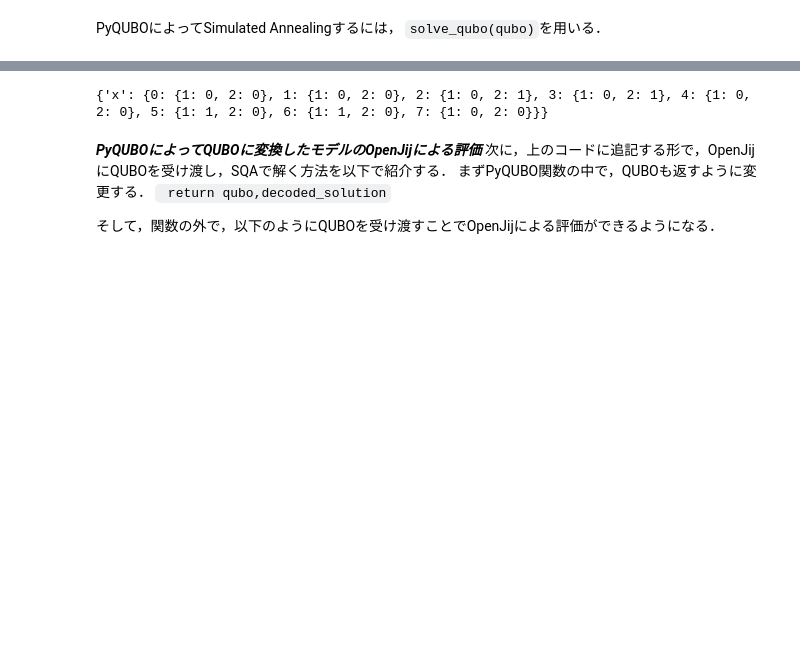
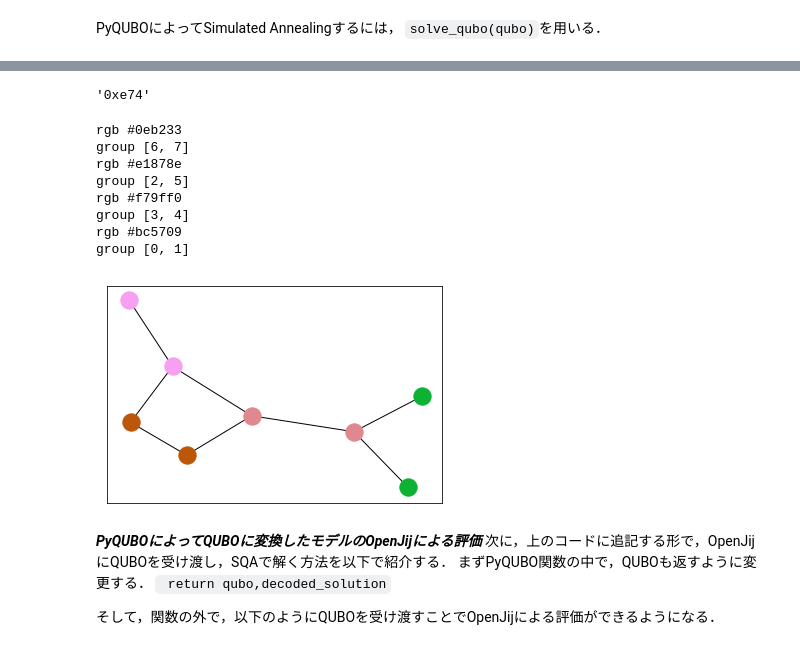
Before and after one commit to OpenJij/OpenJijTutorial, a Jupyter notebook: 3-PyQUBO_2_OpenJij.ipynb, the cells around one changed output, grey strips where cells are left out. Drawn from its saved outputs; the diff is of its cells as text; code cells hidden in the pictures; blank space fills up the shorter version.

```diff
--- a/3-PyQUBO_2_OpenJij.ipynb
+++ b/3-PyQUBO_2_OpenJij.ipynb
@@ -51,6 +65,6 @@ from pyqubo import Array, Constraint, Placeholder, solve_qubo
 #頂点の数
 N_VER = 8
 #色の数
-N_COLOR = 3
+N_COLOR = 4
 #グラフを定義．0~7とうい名前の頂点があったときに，どの頂点同士が線で結ばれているかを定義している．
 graph = [(0,1), (0,2), (1,3), (5,6), (2,3), (2,5), (3,4), (5,7)]
@@ -94,41 +128,41 @@ PyQUBOによってSimulated Annealingするには，
-# %%
-# coding: utf-8
-#PyQUBO
-from pyqubo import Array, Constraint, Placeholder, solve_qubo
-
-#頂点の数
-N_VER = 8
-#色の数
-N_COLOR = 3
-#グラフを定義．0~7とうい名前の頂点があったときに，どの頂点同士が線で結ばれているかを定義している．
-graph = [(0,1), (0,2), (1,3), (5,6), (2,3), (2,5), (3,4), (5,7)]
-
-def PyQUBO(N_VER,N_COLOR,graph):
-    # BINARY変数 PyQUBOでは，以下のようにArray.createとう関数で配列を作ることができる．
-    x = Array.create('x', shape=(N_VER,N_VER), vartype='BINARY')
-
-    #最小化項
-    H_A = sum((1-sum(x[v,i] for i in range(1,N_COLOR)))**2 for v in range(N_VER))
-    #ペナルティ項
-    H_B = sum((-1+sum(x[v,i] for v in range (N_VER)))/2*(sum(x[v,i] for v in range (N_VER))) - sum(x[u,i]*x[v,i] for (u,v) in graph) for i in range (1,N_COLOR))
-    #コスト関数
-    Q = H_A+H_B
-
-    # モデルをコンパイル
-    model = Q.compile()
-    qubo, offset = model.to_qubo()
-
-    #PyQUBOによるSA
-    raw_solution = solve_qubo(qubo)
-    # 得られた結果をデコードする
-    decoded_solution, broken, energy = model.decode_solution(raw_solution, vartype="BINARY")
-    return decoded_solution
-
-
-resultPyQUBO = PyQUBO(N_VER,N_COLOR,graph)
-print(resultPyQUBO)
-# %% [output]
-{'x': {0: {1: 0, 2: 0}, 1: {1: 0, 2: 0}, 2: {1: 0, 2: 1}, 3: {1: 0, 2: 1}, 4: {1: 0, 2: 0}, 5: {1: 1, 2: 0}, 6: {1: 1, 2: 0}, 7: {1: 0, 2: 0}}}
+# %%
+hex(random.randint(0, (2**4)**3-1))
+# %% [output]
+'0xe74'
+# %%
+def show_result_graph(G1, N_COLOR, decoded_solution):
+    pos1= nx.spring_layout(G1, k= 0.3 ) # positions for all nodes
+
+    for ii in range(0, N_COLOR):
+        group = []
+        color = "#" + "{0:06x}".format(random.randint(0, 256**3-1))
+        print("rgb",color)
+        if ii == 0:
+            for idx, label in decoded_solution["x"].items():
+                if sum(label.values())<1:
+                    group.append(idx)
+        else:
+            for idx, label in decoded_solution["x"].items():
+                if label[ii]== 1:
+                    group.append(idx)
+        print("group",group)
+        nx.draw_networkx_nodes(G1, pos1,
+                               nodelist=group,
+                               node_color=color)
+    nx.draw_networkx_edges(G1, pos1, width=1.0, alpha=1)
+    plt.show()
+
+show_result_graph(G, N_COLOR, decoded_solution)
+# %% [output]
+rgb #0eb233
+group [6, 7]
+rgb #e1878e
+group [2, 5]
+rgb #f79ff0
+group [3, 4]
+rgb #bc5709
+group [0, 1]
+[figure, added]
 # %% [markdown]
 ***PyQUBOによってQUBOに変換したモデルのOpenJijによる評価***
 次に，上のコードに追記する形で，OpenJijにQUBOを受け渡し，SQAで解く方法を以下で紹介する．
```
Also changed, not shown: parts of 26 cells of this notebook.
